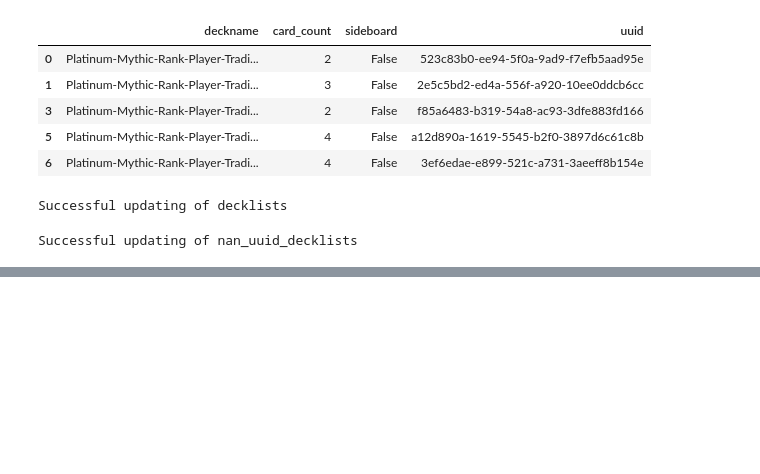
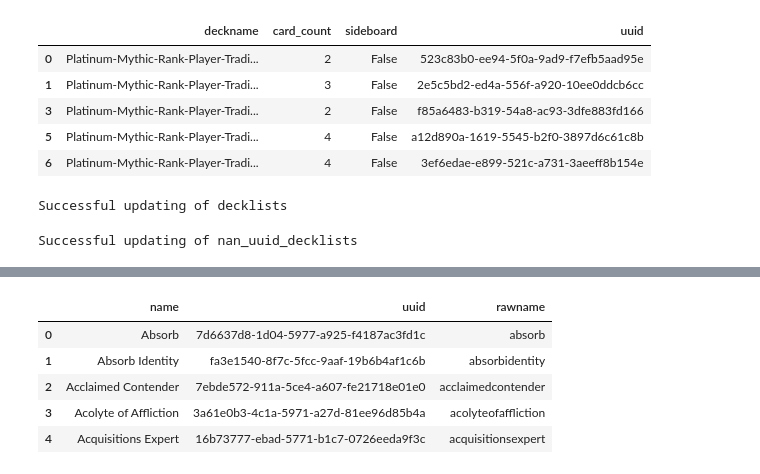
Before and after one commit to qitoahc/PayToWin_or_PayToPlay, a Jupyter notebook: notebooks/deck_lists_rudimentary_pipeline.ipynb, the cells around one changed output, grey strips where cells are left out. Cells and saved outputs as stored; diff of their text form; code cells hidden in the pictures; blank space fills up the shorter version.

```diff
--- a/notebooks/deck_lists_rudimentary_pipeline.ipynb
+++ b/notebooks/deck_lists_rudimentary_pipeline.ipynb
@@ -90,7 +90,7 @@ Connection successful
 #     name_id_df = pd.read_sql(query, conn).groupby(sql_lookup_field).max()
 #     return deck_df.merge(name_id_df, how = 'left', left_on=df_lookup_field, right_on=sql_lookup_field)
 
-def add_uuid_to_deck(deck_df, conn, df_name_field):
+def get_most_recent_uuid_for_card_names(conn):
     query = sql.SQL("""
         WITH newestsetdate AS (
             SELECT name, MAX(setreleasedate) as max_date
@@ -107,7 +107,10 @@ def add_uuid_to_deck(deck_df, conn, df_name_field):
             SELECT core.uuid, newestset.name
             FROM core
             INNER JOIN newestset ON newestset.name = core.name AND newestset.setcode = core."setCode";""")
-    name_id_df = pd.read_sql(query, conn).groupby("name").max()
+    return pd.read_sql(query, conn).groupby("name").max()
+
+def add_uuid_to_deck(deck_df, conn, df_name_field):
+    name_id_df = get_most_recent_uuid_for_card_names(conn)
     return deck_df.merge(name_id_df, how = 'left', left_on=df_name_field, right_on="name")
 # %%
 uuid_deck = add_uuid_to_deck(parsed_df, conn, "cardname")
@@ -180,0 +189,8 @@ Successful updating of nan_uuid_decklists
+# %%
+from string import punctuation
+
+def text_rawify(text):
+    lowered = text.lower()
+    punct_less = ''.join([c for c in lowered if c not in punctuation])
+    raw_text = ''.join(punct_less.split(' '))
+    return raw_text
@@ -180,0 +211,15 @@ Successful updating of nan_uuid_decklists
+# %%
+#Expansion // Explosion 224 (GRN) just needs some manual processing as the decklist had wonky data w/ the '224 (GRN)
+# additionally, it seems upon limited manual research, many of these cards are double-faced and the face names appear combined in name field.
+# will try to do a deck-list card name rawtext search in master card name rawtext to match.
+
+name_id_df = get_most_recent_uuid_for_card_names(conn).reset_index()
+name_id_df['rawname'] = name_id_df['name'].apply(text_rawify)
+name_id_df.head()
+# %% [output]
+|  | name | uuid | rawname |
+| 0 | Absorb | 7d6637d8-1d04-5977-a925-f4187ac3fd1c | absorb |
+| 1 | Absorb Identity | fa3e1540-8f7c-5fcc-9aaf-19b6b4af1c6b | absorbidentity |
+| 2 | Acclaimed Contender | 7ebde572-911a-5ce4-a607-fe21718e01e0 | acclaimedcontender |
+| 3 | Acolyte of Affliction | 3a61e0b3-4c1a-5971-a27d-81ee96d85b4a | acolyteofaffliction |
+| 4 | Acquisitions Expert | 16b73777-ebad-5771-b1c7-0726eeda9f3c | acquisitionsexpert |
```
Also changed, not shown: parts of 10 cells of this notebook, 1 other file.
